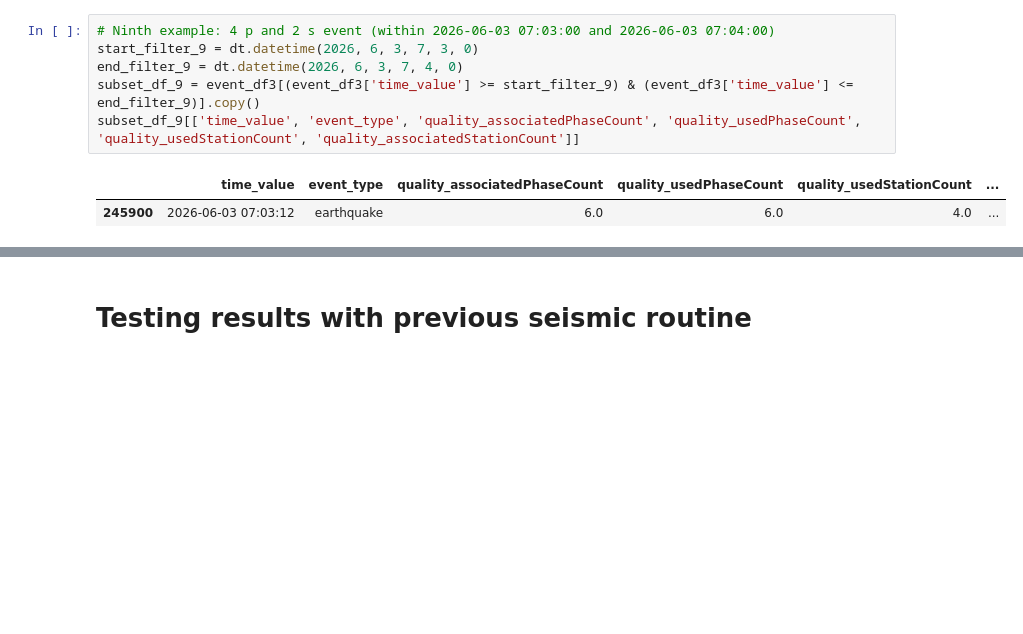
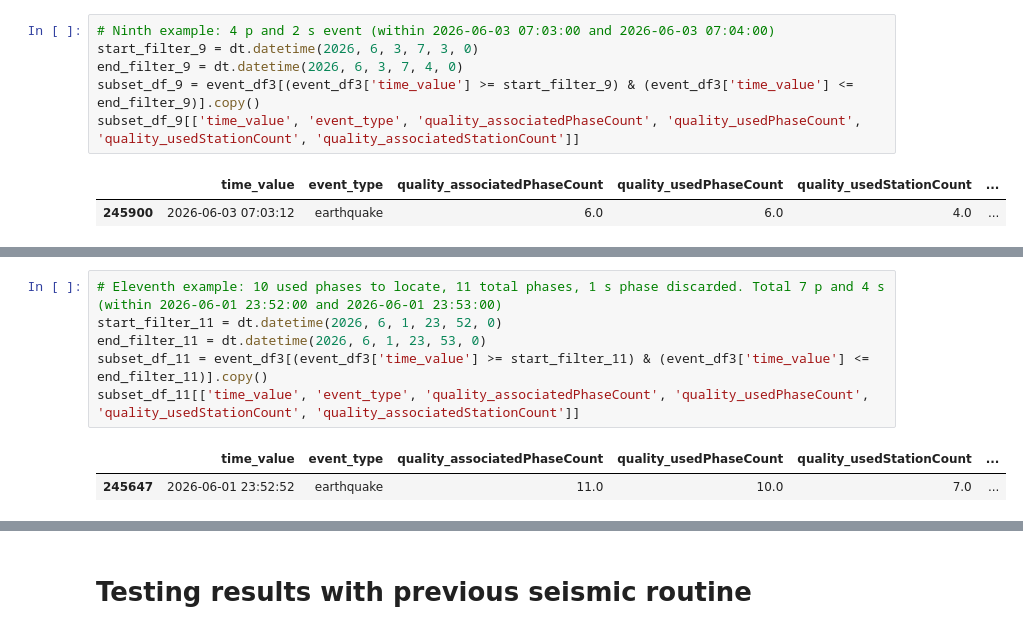
Before and after one commit to KenethGarcia/Revision_Sismicidad_SGC, a Jupyter notebook: notebooks/Vectorization_vs_Parallelization.ipynb, the cells around one changed output, grey strips where cells are left out. Drawn from its saved outputs; the diff is of its cells as text; blank space fills up the shorter version.

Commit message:
Started column to column comparisons through boolean masks

```diff
--- a/notebooks/Vectorization_vs_Parallelization.ipynb
+++ b/notebooks/Vectorization_vs_Parallelization.ipynb
@@ -680,6 +646,15 @@ subset_df_10[['time_value', 'event_type', 'quality_associatedPhaseCount', 'quali
 # %% [output]
 |  | time_value | event_type | quality_associatedPhaseCount | quality_usedPhaseCount | quality_usedStationCount | ... |
 | 245970 | 2026-06-03 15:22:29 | not locatable | 6.0 | 6.0 | 3.0 | ... |
+# %%
+# Eleventh example: 10 used phases to locate, 11 total phases, 1 s phase discarded. Total 7 p and 4 s (within 2026-06-01 23:52:00 and 2026-06-01 23:53:00)
+start_filter_11 = dt.datetime(2026, 6, 1, 23, 52, 0)
+end_filter_11 = dt.datetime(2026, 6, 1, 23, 53, 0)
+subset_df_11 = event_df3[(event_df3['time_value'] >= start_filter_11) & (event_df3['time_value'] <= end_filter_11)].copy()
+subset_df_11[['time_value', 'event_type', 'quality_associatedPhaseCount', 'quality_usedPhaseCount', 'quality_usedStationCount', 'quality_associatedStationCount']]
+# %% [output]
+|  | time_value | event_type | quality_associatedPhaseCount | quality_usedPhaseCount | quality_usedStationCount | ... |
+| 245647 | 2026-06-01 23:52:52 | earthquake | 11.0 | 10.0 | 7.0 | ... |
 # %% [markdown]
 Summarizing the results for seiscomp6, we have:
 
```
Also changed, not shown: parts of 12 cells of this notebook.
